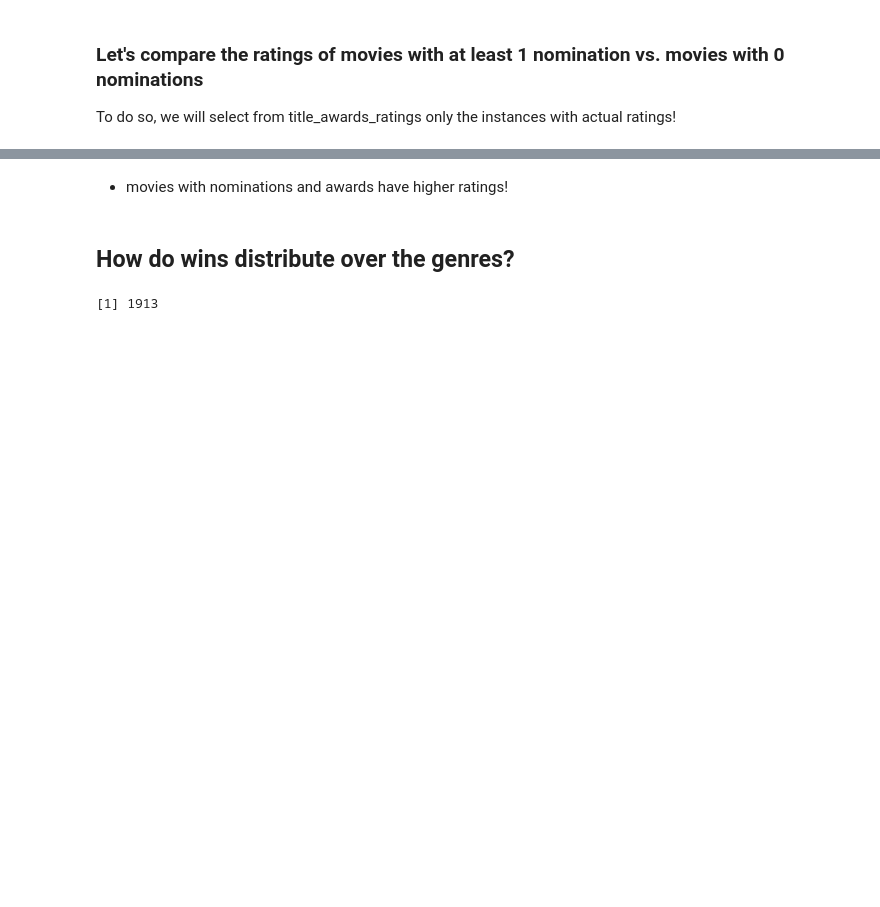
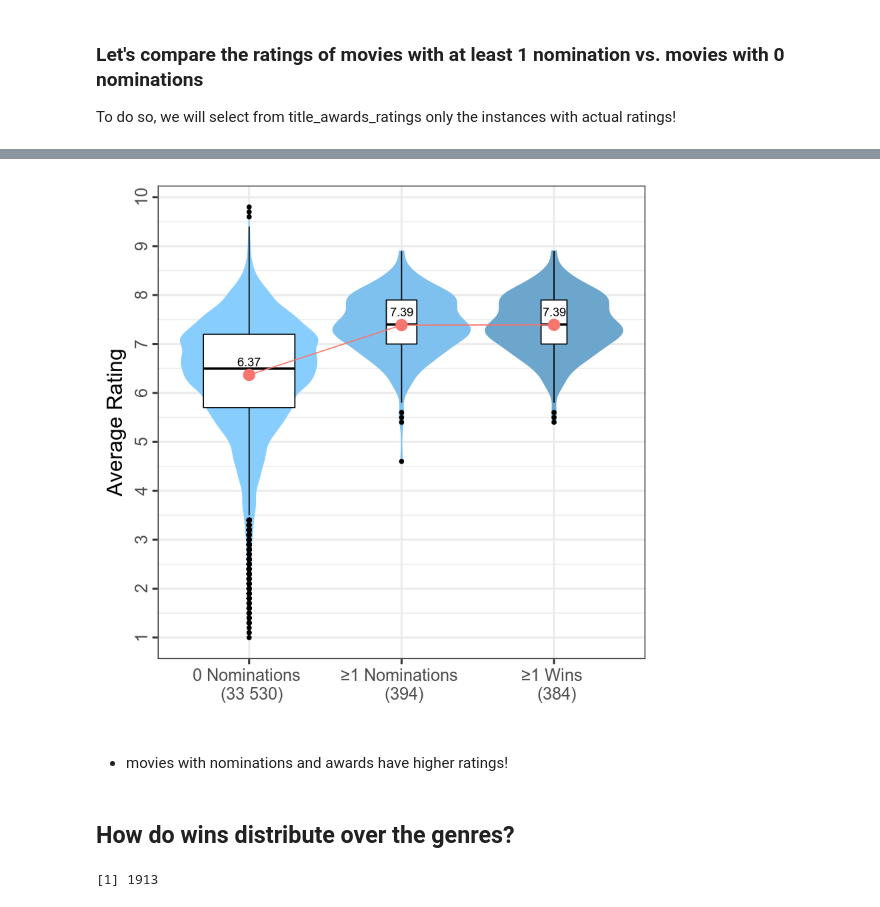
Before and after one commit to fsbarros98/IMDb_analysis, a Jupyter notebook: src/05.1_hypothesis_success_people_awards_FB.ipynb, the cells around one changed output, grey strips where cells are left out. Drawn from its saved outputs; the diff is of its cells as text; code cells hidden in the pictures; blank space fills up the shorter version.

```diff
--- a/src/05.1_hypothesis_success_people_awards_FB.ipynb
+++ b/src/05.1_hypothesis_success_people_awards_FB.ipynb
@@ -426,5 +426,5 @@ means_df
 # %%
-plot = qplot()+
+plot_dist = qplot()+
 geom_violin(data=zero_nomination_ratings, aes(x="0",y=averageRating),fill="skyblue1",color="skyblue1")+
 geom_boxplot(data=zero_nomination_ratings, aes(x="0",y=averageRating),width=0.6,fill="white",color="black")+
 geom_violin(data=one_plus_nomination_ratings,aes(x="1",y=averageRating),fill="skyblue2",color="skyblue2")+
@@ -432,9 +432,9 @@ geom_boxplot(data=one_plus_nomination_ratings,aes(x="1",y=averageRating),width=0
 geom_violin(data=one_plus_winning_ratings,aes(x="2",y=averageRating),fill="skyblue3",color="skyblue3")+
 geom_boxplot(data=one_plus_winning_ratings,aes(x="2",y=averageRating),width=0.17,fill="white",color="black")+
 geom_point(data=means_df,aes(x=xs,y=means,color="red4",size=4,),show.legend = FALSE)+
-geom_text(data=means_df,aes(x=xs,y=means,label=round(means_df$means,digits=1)),hjust=0.5, vjust=-1)+
+geom_text(data=means_df,aes(x=xs,y=means,label=round(means_df$means,digits=2)),hjust=0.5, vjust=-1)+
 geom_line(data=means_df,aes(x=xs,y=means,color="red4"),group=1,show.legend = FALSE)+
-scale_x_discrete(labels=c("2"="≥1 Wins \n (1 913)","1"="≥1 Nominations \n (2 252)","0"="0 Nominations \n (1 246 433)"))+
+scale_x_discrete(labels=c("2"="≥1 Wins \n (384)","1"="≥1 Nominations \n (394)","0"="0 Nominations \n (33 530)"))+
 scale_y_continuous(breaks=seq(0,10,1))+
 labs(y=expression("Average Rating"),x="")+
 theme_bw(base_size = 19)+
@@ -452,0 +442,4 @@ Warning message:
+# %%
+plot_dist
+# %% [output]
+[figure, added]
```
Also changed, not shown: parts of 29 cells of this notebook, 9 other files.
